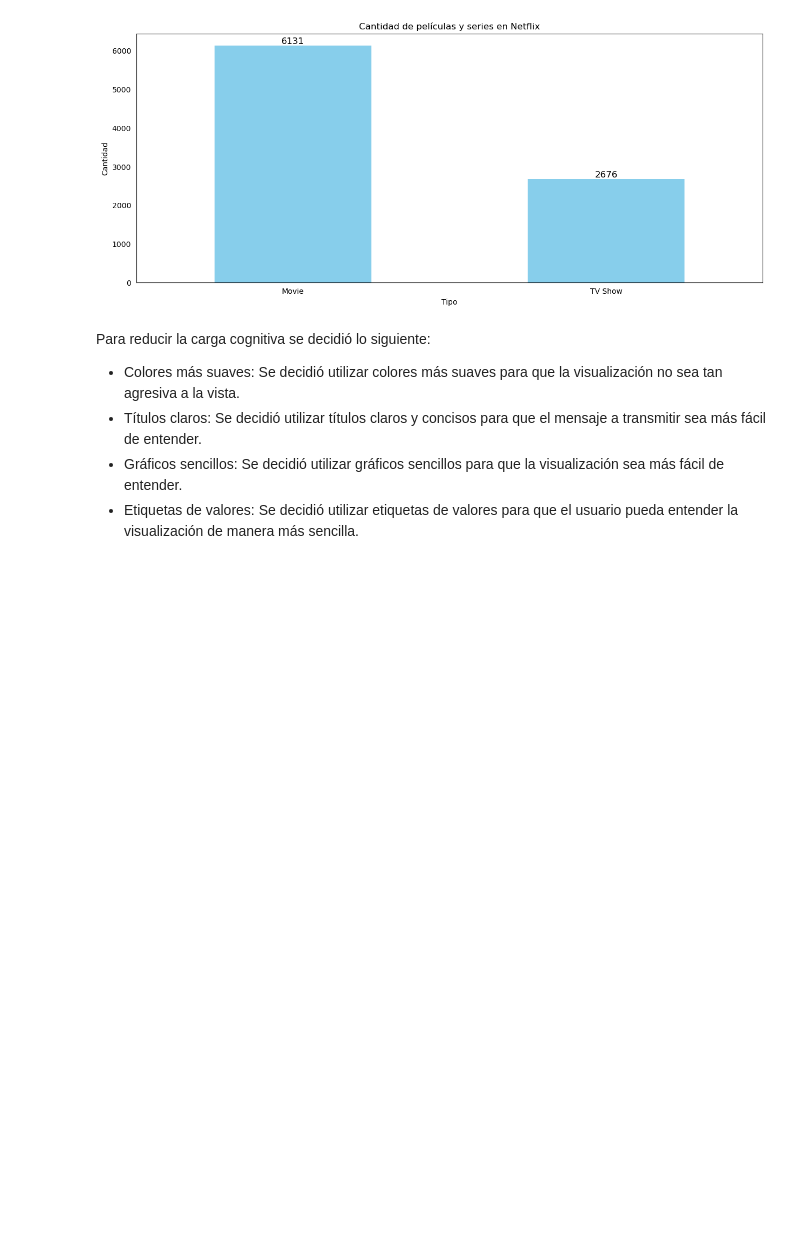
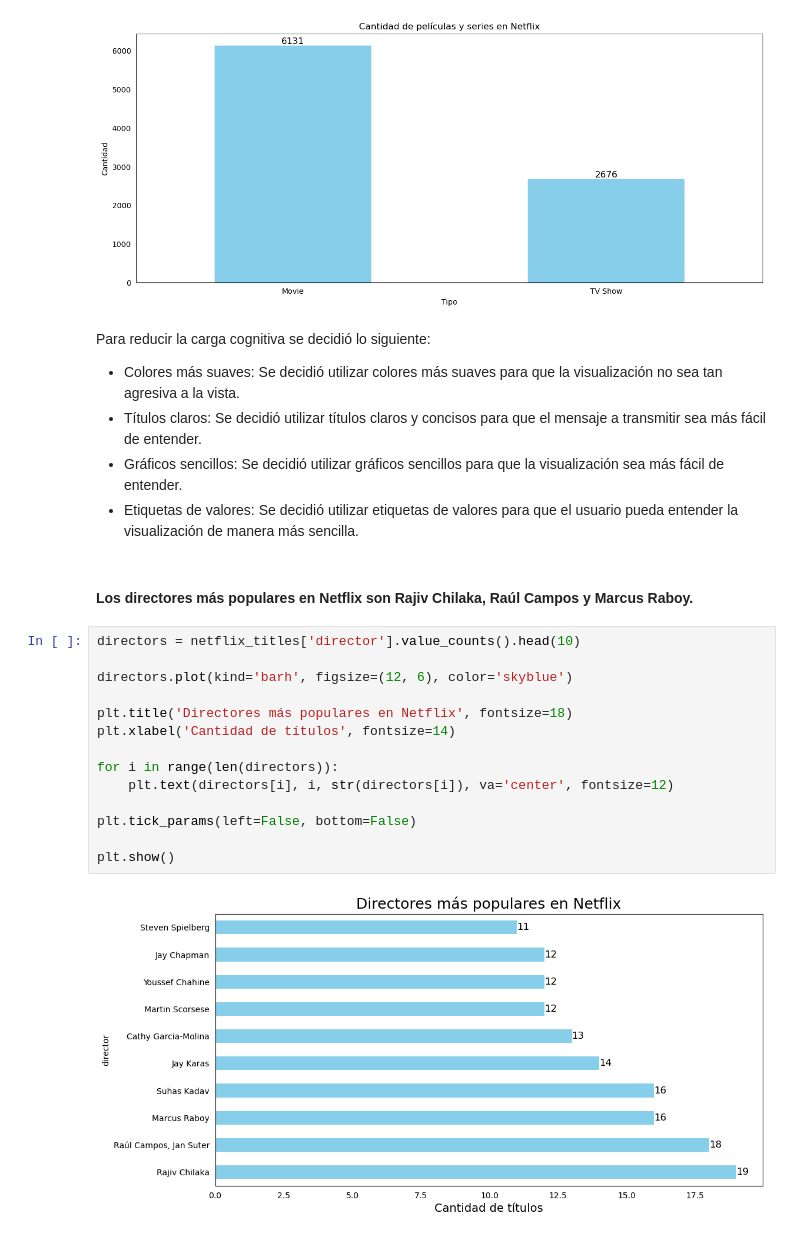
Before and after one commit to markalbrand56/DS-Laboratorio-9, a Jupyter notebook: netflix_titles.ipynb, the cells around one changed output. Drawn from its saved outputs; the diff is of its cells as text; blank space fills up the shorter version.

```diff
--- a/netflix_titles.ipynb
+++ b/netflix_titles.ipynb
@@ -153,3 +153,21 @@ Para reducir la carga cognitiva se decidió lo siguiente:
 - Títulos claros: Se decidió utilizar títulos claros y concisos para que el mensaje a transmitir sea más fácil de entender.
 - Gráficos sencillos: Se decidió utilizar gráficos sencillos para que la visualización sea más fácil de entender.
 - Etiquetas de valores: Se decidió utilizar etiquetas de valores para que el usuario pueda entender la visualización de manera más sencilla.
+# %% [markdown]
+#### Los directores más populares en Netflix son Rajiv Chilaka, Raúl Campos y Marcus Raboy.
+# %%
+directors = netflix_titles['director'].value_counts().head(10)
+
+directors.plot(kind='barh', figsize=(12, 6), color='skyblue')
+
+plt.title('Directores más populares en Netflix', fontsize=18)
+plt.xlabel('Cantidad de títulos', fontsize=14)
+
+for i in range(len(directors)):
+    plt.text(directors[i], i, str(directors[i]), va='center', fontsize=12)
+
+plt.tick_params(left=False, bottom=False)
+
+plt.show()
+# %% [output]
+[figure, added]
```
Also changed, not shown: parts of 2 cells of this notebook.
